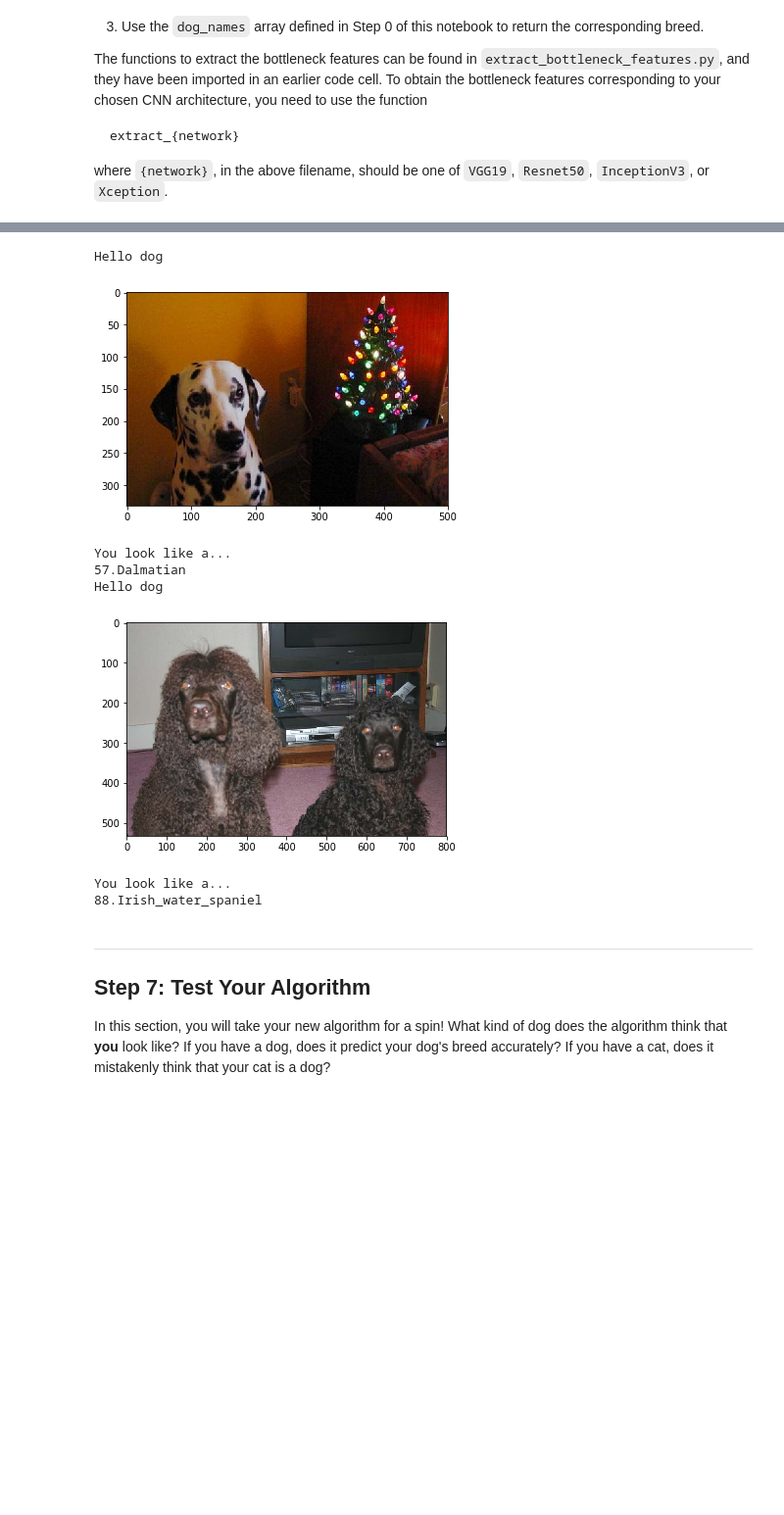
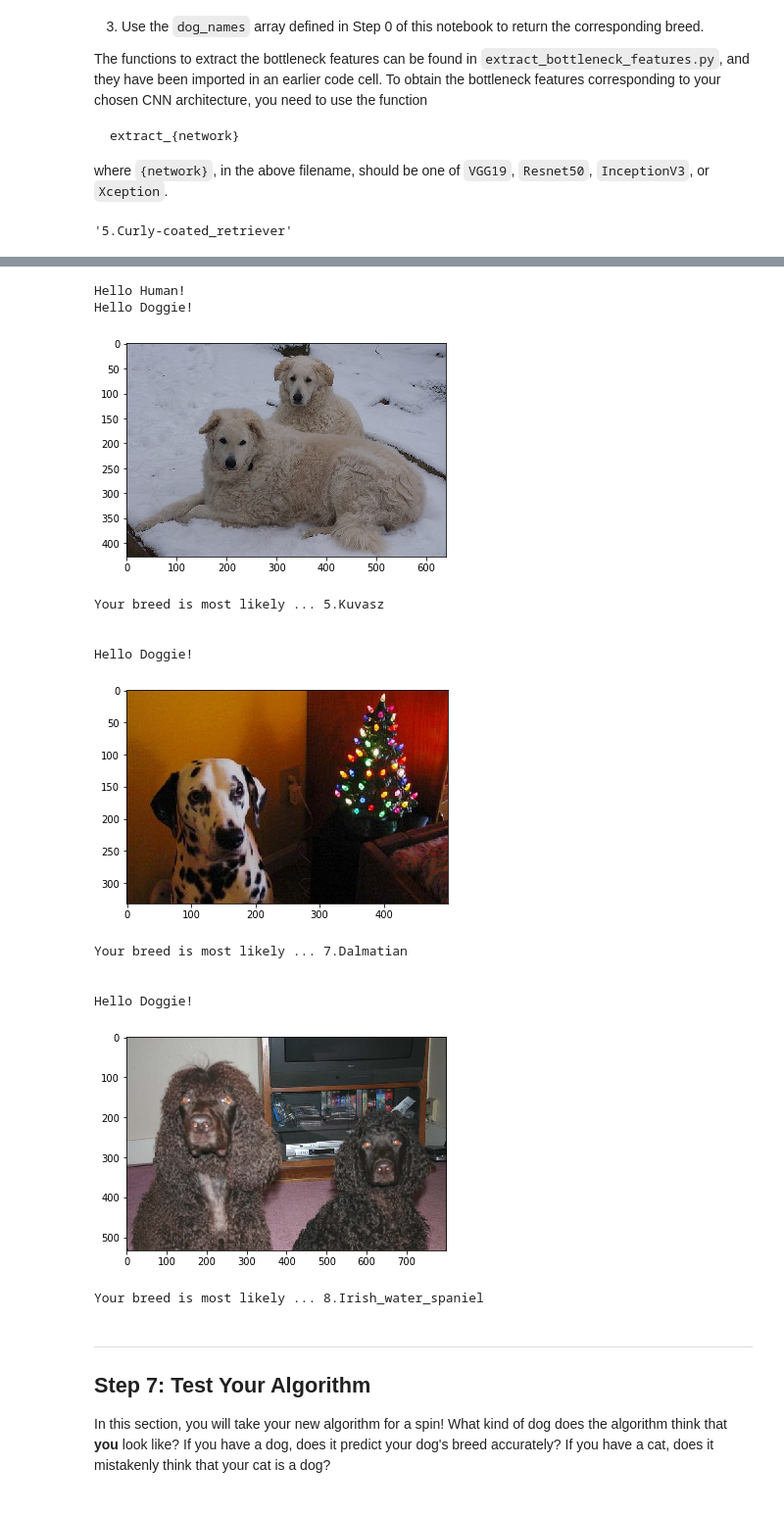
Before and after one commit to vince-CV/data-science, a Jupyter notebook: Project-5-deep-learning-dog-breed/dog_breed.ipynb, the cells around one changed output, grey strips where cells are left out. Shown at 98% size. Cells and saved outputs as stored; diff of their text form; code cells hidden in the pictures; blank space fills up the shorter version.

```diff
--- a/Project-5-deep-learning-dog-breed/dog_breed.ipynb
+++ b/Project-5-deep-learning-dog-breed/dog_breed.ipynb
@@ -679,7 +737,7 @@ Epoch 00020: val_loss did not improve from 0.68122
 ### (IMPLEMENTATION) Load the Model with the Best Validation Loss
 # %%
 ### TODO: Load the model weights with the best validation loss.
-Resnet50_model.load_weights('saved_models/weights.best.Resnet50.hdf5')
+Xception_model.load_weights('saved_models/weights.best.Xception.hdf5')
 # %% [markdown]
 ### (IMPLEMENTATION) Test the Model
 
@@ -713,13 +771,21 @@ where `{network}`, in the above filename, should be one of `VGG19`, `Resnet50`,
 ### and returns the dog breed that is predicted by the model.
 from extract_bottleneck_features import *
 
-def Resnet50_predict_breed(img_path):
-    # get bottleneck features
-    bottleneck_feature = extract_Resnet50(path_to_tensor(img_path))
-    # get predicted vector
-    predicted_vector = Resnet50_model.predict(bottleneck_feature)
-    # return dog_names
+def predict_breed(img_path):
+    # extract bottleneck features
+    bottleneck_feature = extract_Xception(path_to_tensor(img_path))
+
+    #print(bottleneck_feature.shape)
+
+    # obtain predicted vector
+    predicted_vector = Xception_model.predict(bottleneck_feature)
+
+    # return dog breed that is predicted by the model
     return dog_names[np.argmax(predicted_vector)]
+
+predict_breed('images/American_water_spaniel_00648.jpg')
+# %% [output]
+'5.Curly-coated_retriever'
 # %% [markdown]
 ---
 <a id='step6'></a>
@@ -741,42 +807,45 @@ Some sample output for our algorithm is provided below, but feel free to design
 # %%
 ### TODO: Write your algorithm.
 ### Feel free to use as many code cells as needed.
-def get_result(fp):
+def get_result(image):
     # predict
-    face_pred = face_detector(fp)
-    dog_pred = dog_detector(fp)
-    pred = Xception_predict_breed(fp)
+    face_pred = face_detector(image)
+    dog_pred = dog_detector(image)
+    pred = predict_breed(image)
 
-    # check pred
     if (not face_pred) and (not dog_pred):
-        print('Human Or Dog?')
-
+        print('Sorry, cannot detect any dog or human face.')
     if face_pred:
-        print('Hello human')
-
+        print('Hello Human!')
     if dog_pred:
-        print('Hello dog')
+        print('Hello Doggie!')
 
     # tranform BGR to RGB
-    img = cv2.imread(fp)
+    img = cv2.imread(image)
     cv_rgb = cv2.cvtColor(img, cv2.COLOR_BGR2RGB)
     # plot it
     plt.imshow(cv_rgb)
     plt.show()
-    print('You look like a...')
-    print(pred)
+    print('Your breed is most likely ...', pred)
+    print('\n')
 
-for fp in dog_files_short[1:3]:
-    get_result(fp)
+for image in dog_files_short[0:3]:
+    get_result(image)
 # %% [output]
-Hello dog
+Hello Human!
+Hello Doggie!
-[figure, old version]
+[figure, new version]
-You look like a...
-57.Dalmatian
-Hello dog
+Your breed is most likely ... 5.Kuvasz
+
+
+Hello Doggie!
-[figure, old version]
+[figure, new version]
-You look like a...
-88.Irish_water_spaniel
+Your breed is most likely ... 7.Dalmatian
+
+
+Hello Doggie!
+[figure, added]
+Your breed is most likely ... 8.Irish_water_spaniel
 # %% [markdown]
 ---
 <a id='step7'></a>
```
Also changed, not shown: parts of 35 cells of this notebook, 12 other files.
